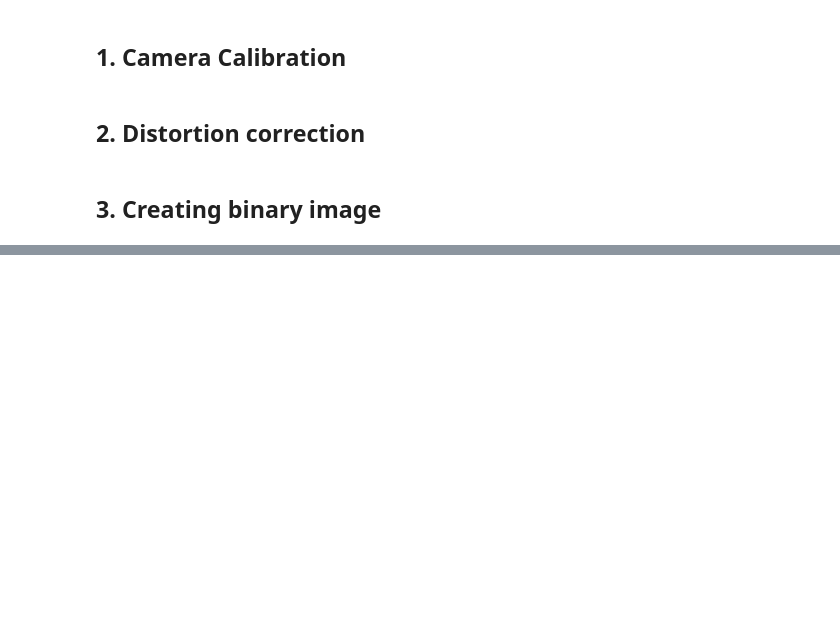
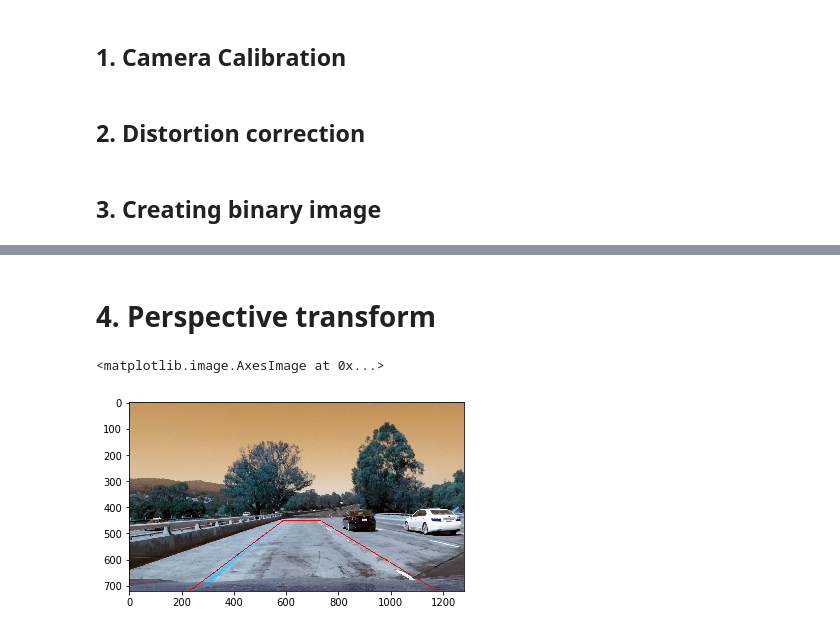
Before and after one commit to DataShrimp/CarND-Advanced-Lane-Lines, a Jupyter notebook: solution.ipynb, the cells around one changed output, grey strips where cells are left out. Drawn from its saved outputs; the diff is of its cells as text; code cells hidden in the pictures; blank space fills up the shorter version.

```diff
--- a/solution.ipynb
+++ b/solution.ipynb
@@ -113,0 +132,12 @@ plt.imshow(gradx, cmap='gray')
+# %% [markdown]
+# 4. Perspective transform
+# %%
+vertices = [(230,720),(590,450),(730,450),(1180,720)]
+cv2.line(img, vertices[0], vertices[1], (255,0,0), 2)
+cv2.line(img, vertices[1], vertices[2], (255,0,0), 2)
+cv2.line(img, vertices[2], vertices[3], (255,0,0), 2)
+cv2.line(img, vertices[3], vertices[0], (255,0,0), 2)
+plt.imshow(img)
+# %% [output]
+<matplotlib.image.AxesImage at 0x...>
+[figure, added]
```
Also changed, not shown: parts of 7 cells of this notebook.
